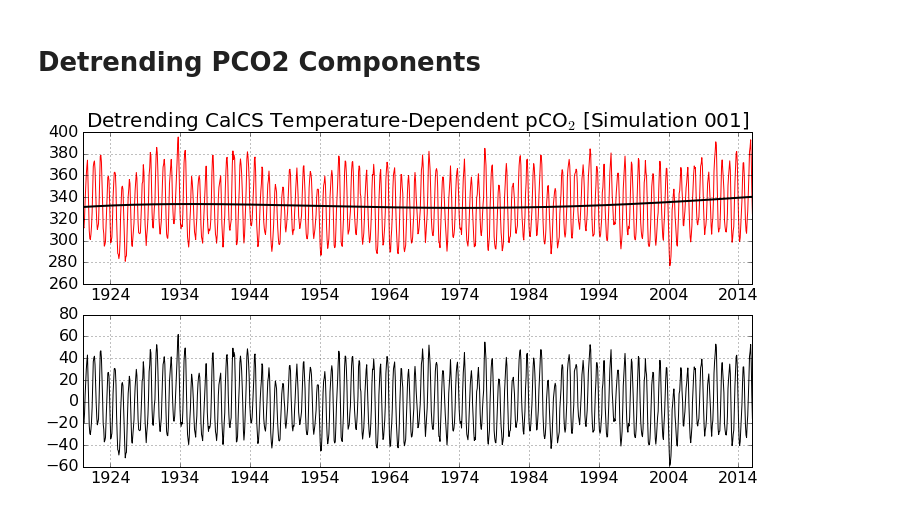
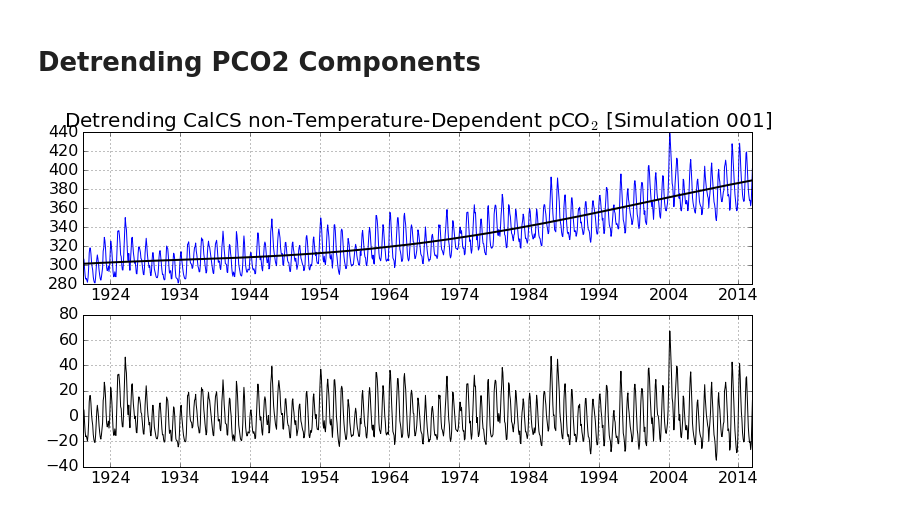
Before and after one commit to bradyrx/EBUS_BGC_Variability, a Jupyter notebook: notebooks/pCO2_Decomposition/pCO2-decomposition-T-and-nonT.ipynb, the cells around one changed output. Drawn from its saved outputs; the diff is of its cells as text; code cells hidden in the pictures.

```diff
--- a/notebooks/pCO2-decomposition.ipynb
+++ b/notebooks/pCO2_Decomposition/pCO2-decomposition-T-and-nonT.ipynb
@@ -121,23 +121,23 @@ plt.savefig('calcs-pCO2_nonT-pco2-001.png', dpi=300)
 # %%
 x = np.arange(0, len(y), 1)
 y = pCO2_nonT[0].values
 
 coeffs = np.polyfit(x, y, deg=4)
 poly = np.poly1d(coeffs)
 yp = np.polyval(poly, x)
 
 fig = plt.figure(figsize=(12,6))
 ax = fig.add_subplot(211)
 plt.plot(pco2_total['time'].values, y, color='b')
 plt.plot(pco2_total['time'].values, yp, color='k', lw=2)
 ax.grid('on')
 ax.tick_params(axis='both', which='major', labelsize=16)
-ax.set_title('Detrending CalCS Temperature-Dependent pCO$_{2}$ [Simulation 001]', fontsize=20)
+ax.set_title('Detrending CalCS non-Temperature-Dependent pCO$_{2}$ [Simulation 001]', fontsize=20)
 
 ax2 = fig.add_subplot(212)
 plt.plot(pco2_total['time'].values, (y-yp), color='k')
 ax2.grid('on')
 ax2.tick_params(axis='both', which='major', labelsize=16)
-#plt.savefig('calcs-pCO2_T-pco2-detrending-001.png', dpi=300)
+plt.savefig('calcs-pCO2_nonT-pco2-detrending-001.png', dpi=300)
 # %% [output]
-[figure, old version]
+[figure, new version]
```
Also changed, not shown: 6 other files.
